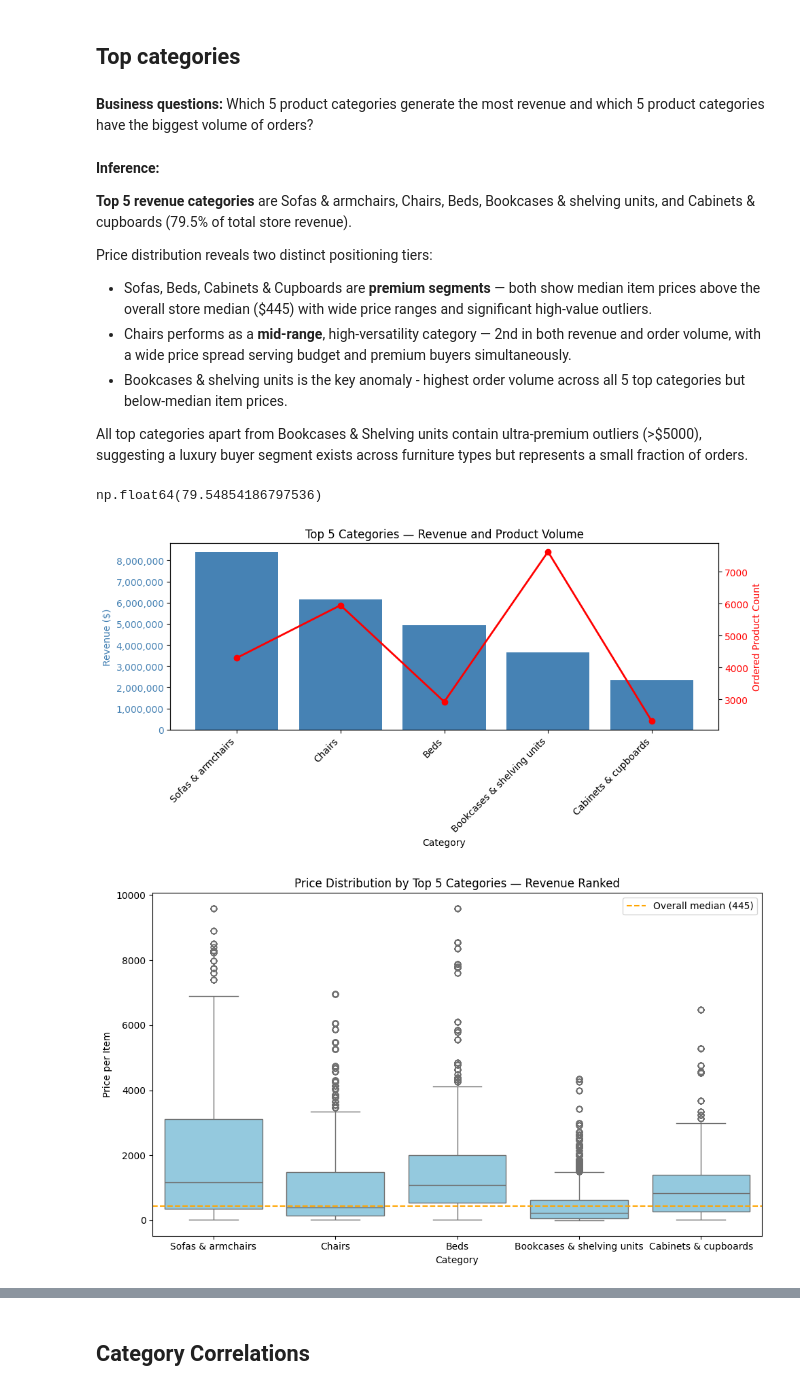
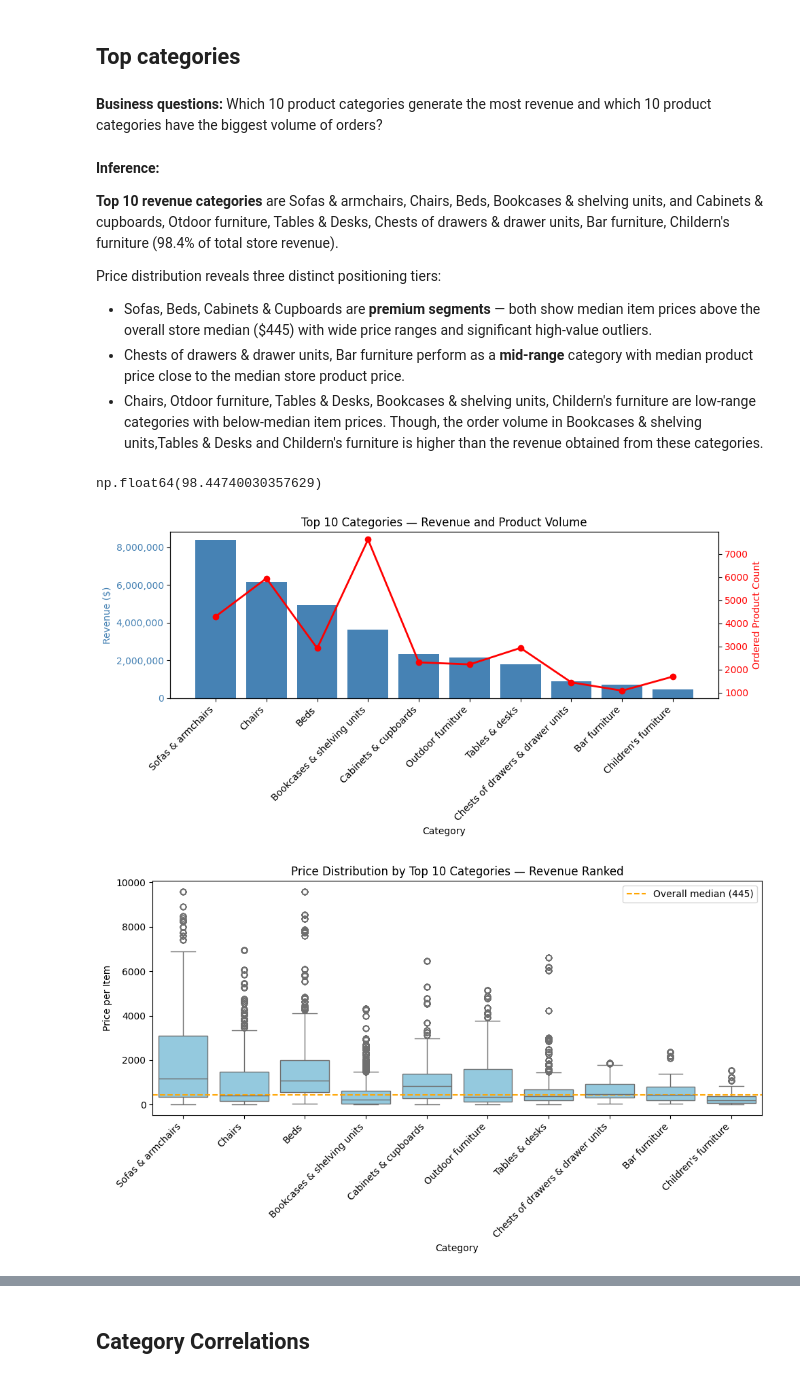
Before and after one commit to Anhelina4/furniture-e-commerce-eda, a Jupyter notebook: Furniture_E_commerce_EDA.ipynb, the cells around one changed output, grey strips where cells are left out. Drawn from its saved outputs; the diff is of its cells as text; code cells hidden in the pictures.

```diff
--- a/Furniture_E_commerce_EDA.ipynb
+++ b/Furniture_E_commerce_EDA.ipynb
@@ -1011,27 +1115,25 @@ Combined, these findings support a **unified global strategy:** one promotional
 # %% [markdown]
 ## Top categories
 # %% [markdown]
-**Business questions:** Which 5 product categories generate the most revenue and which 5 product categories have the biggest volume of orders?
+**Business questions:** Which 10 product categories generate the most revenue and which 10 product categories have the biggest volume of orders?
 # %% [markdown]
 **Inference:**
 
-**Top 5 revenue categories** are Sofas & armchairs, Chairs, Beds, Bookcases & shelving units, and Cabinets & cupboards (79.5% of total store revenue).
+**Top 10 revenue categories** are Sofas & armchairs, Chairs, Beds, Bookcases & shelving units, and Cabinets & cupboards, Otdoor furniture, Tables & Desks, Chests of drawers & drawer units, Bar furniture, Childern's furniture (98.4% of total store revenue).
 
-Price distribution reveals two distinct positioning tiers:
+Price distribution reveals three distinct positioning tiers:
 * Sofas, Beds, Cabinets & Cupboards are **premium segments** — both show median item prices above the overall store median (\$445) with wide price ranges and significant high-value outliers.
-* Chairs performs as a **mid-range**, high-versatility category — 2nd in both revenue and order volume, with a wide price spread serving budget and premium buyers simultaneously.
-* Bookcases & shelving units is the key anomaly - highest order volume across all 5 top categories but below-median item prices.
-
-All top categories apart from Bookcases & Shelving units contain ultra-premium outliers (>$5000), suggesting a luxury buyer segment exists across furniture types but represents a small fraction of orders.
+* Chests of drawers & drawer units, Bar furniture perform as a **mid-range** category with median product price close to the median store product price.
+* Chairs, Otdoor furniture, Tables & Desks, Bookcases & shelving units, Childern's furniture are low-range categories with below-median item prices. Though, the order volume in Bookcases & shelving units,Tables & Desks and Childern's furniture is higher than the revenue obtained from these categories.
 # %%
-category_revenue_share = sales_df.groupby('product_category')['product_price_per_item'].sum().sort_values(ascending=False).head(5)
+category_revenue_share = sales_df.groupby('product_category')['product_price_per_item'].sum().sort_values(ascending=False).head(10)
 
-top_5_revenue_share = category_revenue_share.sum() / sales_df['product_price_per_item'].sum() * 100
-top_5_revenue_share
+top_10_revenue_share = category_revenue_share.sum() / sales_df['product_price_per_item'].sum() * 100
+top_10_revenue_share
 # %% [output]
-np.float64(79.54854186797536)
+np.float64(98.44740030357629)
 # %%
-cat_stats = sales_df.groupby('product_category').agg(ordered_product_cnt=('product_id', 'count'), revenue=('product_price_per_item', 'sum')).sort_values(by='revenue', ascending=False).head(5)
+cat_stats = sales_df.groupby('product_category').agg(ordered_product_cnt=('product_id', 'count'), revenue=('product_price_per_item', 'sum')).sort_values(by='revenue', ascending=False).head(10)
 
 fig, ax1 = plt.subplots(figsize=(10, 5))
 
@@ -1046,52 +1148,52 @@ ax2.set_ylabel('Ordered Product Count', color='red')
 ax2.tick_params(axis='y', labelcolor='red')
 
 ax1.set_xlabel('Category')
-ax1.set_title('Top 5 Categories — Revenue and Product Volume')
+ax1.set_title('Top 10 Categories — Revenue and Product Volume')
 ax1.set_xticks(range(len(cat_stats.index)))
 ax1.set_xticklabels(cat_stats.index, rotation=45, ha='right')
 
 plt.tight_layout()
 plt.show()
 # %% [output]
-[figure, old version]
+[figure, new version]
 # %%
 fig, ax = plt.subplots(figsize=(10, 6))
 
 overall_median = sales_df['product_price_per_item'].median()
 overall_mean = sales_df['product_price_per_item'].mean()
 
-top_5_cats = cat_stats.index.tolist()
+top_10_cats = cat_stats.index.tolist()
 plot_df = sales_df[
-    sales_df['product_category'].isin(top_5_cats) &
+    sales_df['product_category'].isin(top_10_cats) &
     sales_df['product_price_per_item'].notna()
 ]
 
 order = (
     plot_df.groupby('product_category')['product_price_per_item']
     .sum()
     .sort_values(ascending=False)
     .index
 )
 
 sns.boxplot(
     data=plot_df,
     x='product_category',
     y='product_price_per_item',
     order=order,
     color='skyblue',
     ax=ax
 )
 
 ax.axhline(y=overall_median, color='orange', linestyle='--', linewidth=1.5, label=f'Overall median ({overall_median:,.0f})')
 
-ax1.set_xticks(range(len(order)))
-ax1.set_xticklabels(order, rotation=45, ha='right')
-ax.set_title('Price Distribution by Top 5 Categories — Revenue Ranked')
+ax.set_xticks(range(len(order)))
+ax.set_xticklabels(order, rotation=45, ha="right")
+ax.set_title('Price Distribution by Top 10 Categories — Revenue Ranked')
 ax.set_xlabel('Category')
 ax.set_ylabel('Price per Item')
 ax.legend()
 plt.tight_layout()
 plt.show()
 # %% [output]
-[figure, old version]
+[figure, new version]
 # %% [markdown]
```
Also changed, not shown: parts of 42 cells of this notebook.
